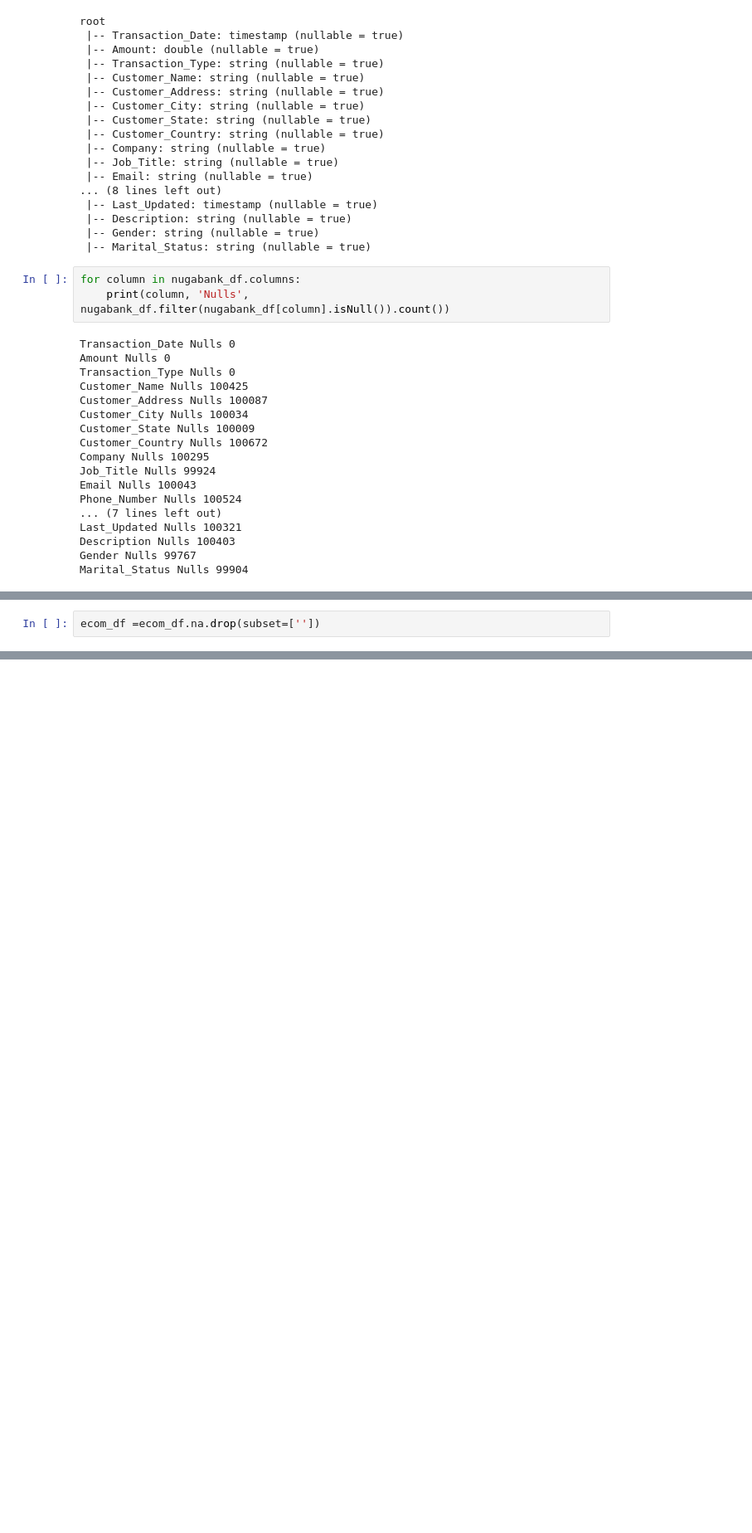
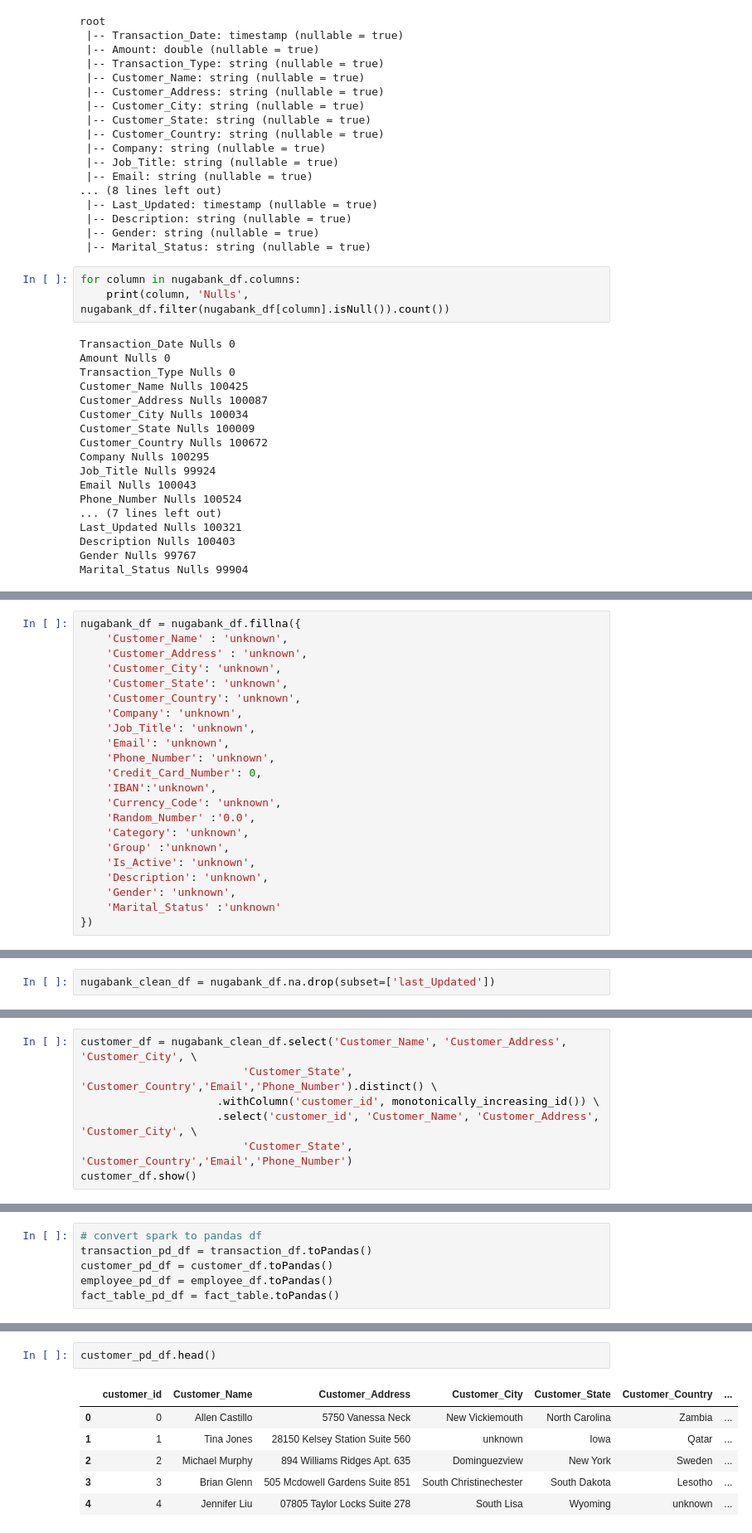
Before and after one commit to pamolowo/pysparkendtoend, a Jupyter notebook: spark.ipynb, the cells around one changed output, grey strips where cells are left out. Shown at 83% size. Saved outputs shown, nothing was run; the diff lists cells and outputs as text; blank space fills up the shorter version.

```diff
--- a/spark.ipynb
+++ b/spark.ipynb
@@ -102,0 +116,22 @@ AnalysisException: [UNRESOLVED_COLUMN.WITH_SUGGESTION] A column or function para
+# %%
+nugabank_df = nugabank_df.fillna({
+    'Customer_Name' : 'unknown',
+    'Customer_Address' : 'unknown',
+    'Customer_City': 'unknown',
+    'Customer_State': 'unknown',
+    'Customer_Country': 'unknown',
+    'Company': 'unknown',
+    'Job_Title': 'unknown',
+    'Email': 'unknown',
+    'Phone_Number': 'unknown',
+    'Credit_Card_Number': 0,
+    'IBAN':'unknown',
+    'Currency_Code': 'unknown',
+    'Random_Number' :'0.0',
+    'Category': 'unknown',
+    'Group' :'unknown',
+    'Is_Active': 'unknown',
+    'Description': 'unknown',
+    'Gender': 'unknown',
+    'Marital_Status' :'unknown'
+})
@@ -103,2 +159,2 @@ AnalysisException: [UNRESOLVED_COLUMN.WITH_SUGGESTION] A column or function para
 # %%
-ecom_df =ecom_df.na.drop(subset=[''])
+nugabank_clean_df = nugabank_df.na.drop(subset=['last_Updated'])
@@ -104,0 +288,7 @@ ecom_df =ecom_df.na.drop(subset=[''])
+# %%
+customer_df = nugabank_clean_df.select('Customer_Name', 'Customer_Address', 'Customer_City', \
+                         'Customer_State', 'Customer_Country','Email','Phone_Number').distinct() \
+                     .withColumn('customer_id', monotonically_increasing_id()) \
+                     .select('customer_id', 'Customer_Name', 'Customer_Address', 'Customer_City', \
+                         'Customer_State', 'Customer_Country','Email','Phone_Number')
+customer_df.show()
@@ -104,0 +413,6 @@ ecom_df =ecom_df.na.drop(subset=[''])
+# %%
+# convert spark to pandas df
+transaction_pd_df = transaction_df.toPandas()
+customer_pd_df = customer_df.toPandas()
+employee_pd_df = employee_df.toPandas()
+fact_table_pd_df = fact_table.toPandas()
@@ -104,0 +554,9 @@ ecom_df =ecom_df.na.drop(subset=[''])
+# %%
+customer_pd_df.head()
+# %% [output]
+|  | customer_id | Customer_Name | Customer_Address | Customer_City | Customer_State | Customer_Country | ... |
+| 0 | 0 | Allen Castillo | 5750 Vanessa Neck | New Vickiemouth | North Carolina | Zambia | ... |
+| 1 | 1 | Tina Jones | 28150 Kelsey Station Suite 560 | unknown | Iowa | Qatar | ... |
+| 2 | 2 | Michael Murphy | 894 Williams Ridges Apt. 635 | Dominguezview | New York | Sweden | ... |
+| 3 | 3 | Brian Glenn | 505 Mcdowell Gardens Suite 851 | South Christinechester | South Dakota | Lesotho | ... |
+| 4 | 4 | Jennifer Liu | 07805 Taylor Locks Suite 278 | South Lisa | Wyoming | unknown | ... |
```
Also changed, not shown: parts of 35 cells of this notebook.
